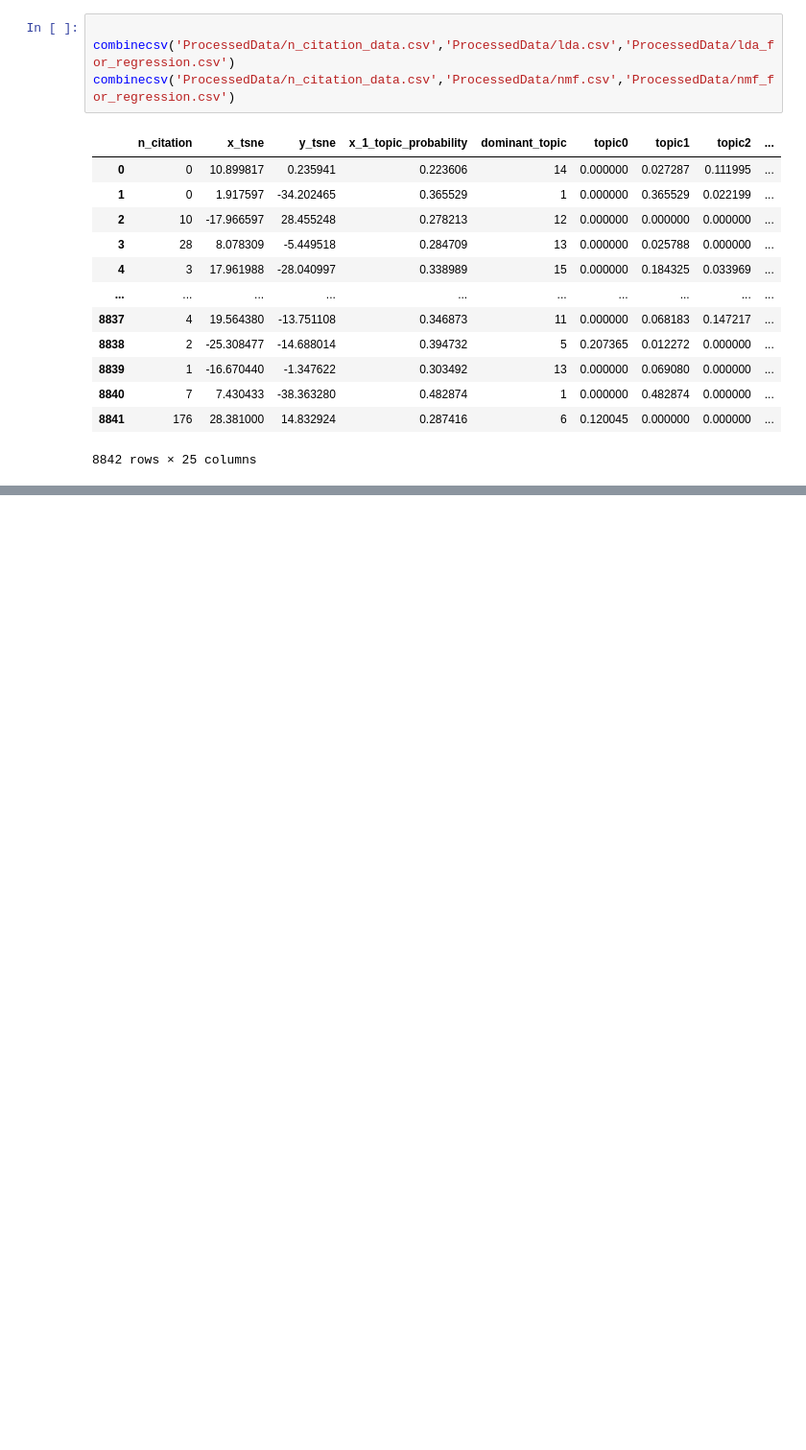
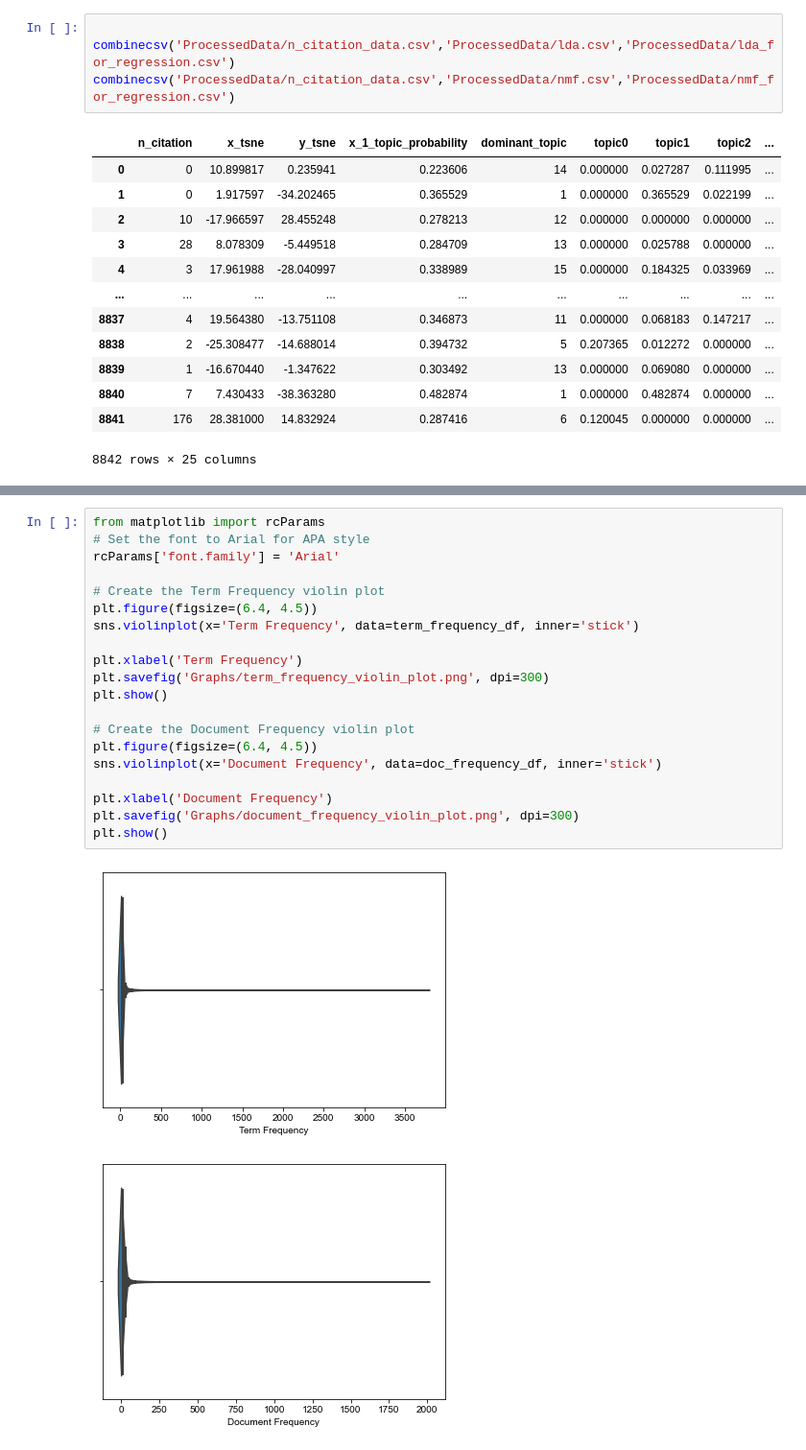
Before and after one commit to inrushtheone/VUBMasterThsis, a Jupyter notebook: Step2_TopicModelling.ipynb, the cells around one changed output, grey strips where cells are left out. Shown: that part at 96% size. Drawn from its saved outputs; the diff is of its cells as text; blank space fills up the shorter version.

```diff
--- a/Step2_TopicModelling.ipynb
+++ b/Step2_TopicModelling.ipynb
@@ -845,0 +261,23 @@ Notes:
+# %%
+from matplotlib import rcParams
+# Set the font to Arial for APA style
+rcParams['font.family'] = 'Arial'
+
+# Create the Term Frequency violin plot
+plt.figure(figsize=(6.4, 4.5))
+sns.violinplot(x='Term Frequency', data=term_frequency_df, inner='stick')
+
+plt.xlabel('Term Frequency')
+plt.savefig('Graphs/term_frequency_violin_plot.png', dpi=300)
+plt.show()
+
+# Create the Document Frequency violin plot
+plt.figure(figsize=(6.4, 4.5))
+sns.violinplot(x='Document Frequency', data=doc_frequency_df, inner='stick')
+
+plt.xlabel('Document Frequency')
+plt.savefig('Graphs/document_frequency_violin_plot.png', dpi=300)
+plt.show()
+# %% [output]
+[figure, added]
+[figure, added]
```
Also changed, not shown: parts of 21 cells of this notebook, 4 other files.
